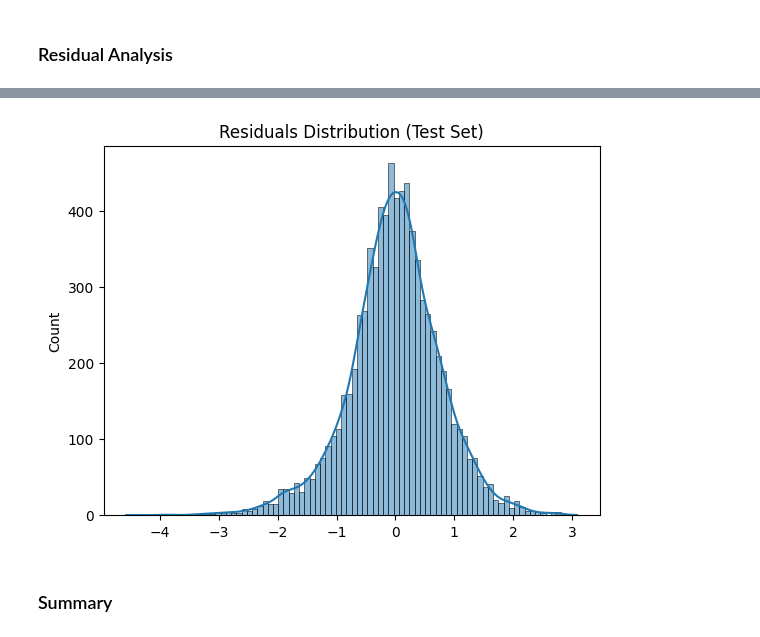
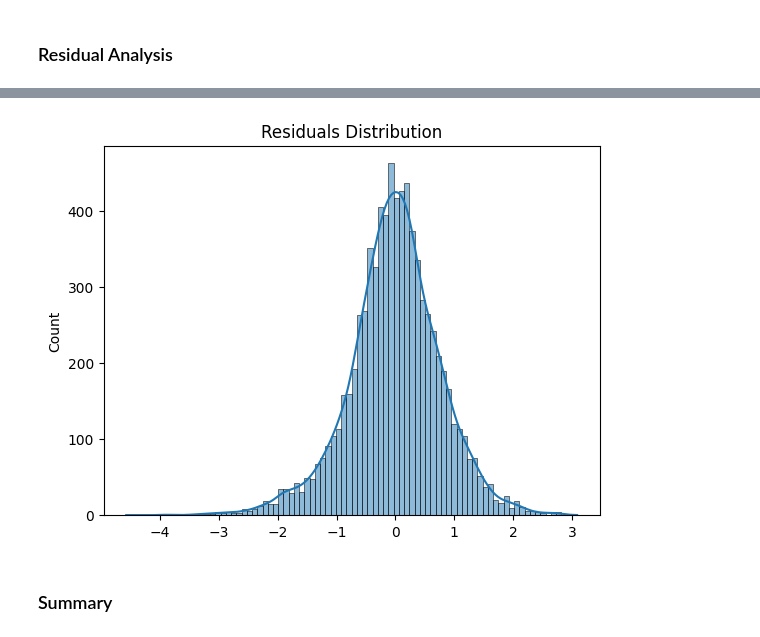
Before and after one commit to pietonov/MovieRatingsPredictor, a Jupyter notebook: Project.ipynb, the cells around one changed output, grey strips where cells are left out. Cells and saved outputs as stored; diff of their text form; code cells hidden in the pictures.

```diff
--- a/Project.ipynb
+++ b/Project.ipynb
@@ -1626,10 +1786,10 @@ Test RMSE: 0.7849712313456717
 # %%
 residuals = test_data['critics_vote'] - y_test_pred
 sns.histplot(residuals, kde=True)
-plt.title("Residuals Distribution (Test Set)")
+plt.title("Residuals Distribution")
 plt.show()
 # %% [output]
-[figure, old version]
+[figure, new version]
 # %% [markdown]
 ### Summary
 # %% [markdown]
```
Also changed, not shown: parts of 21 cells of this notebook, 2 other files.
